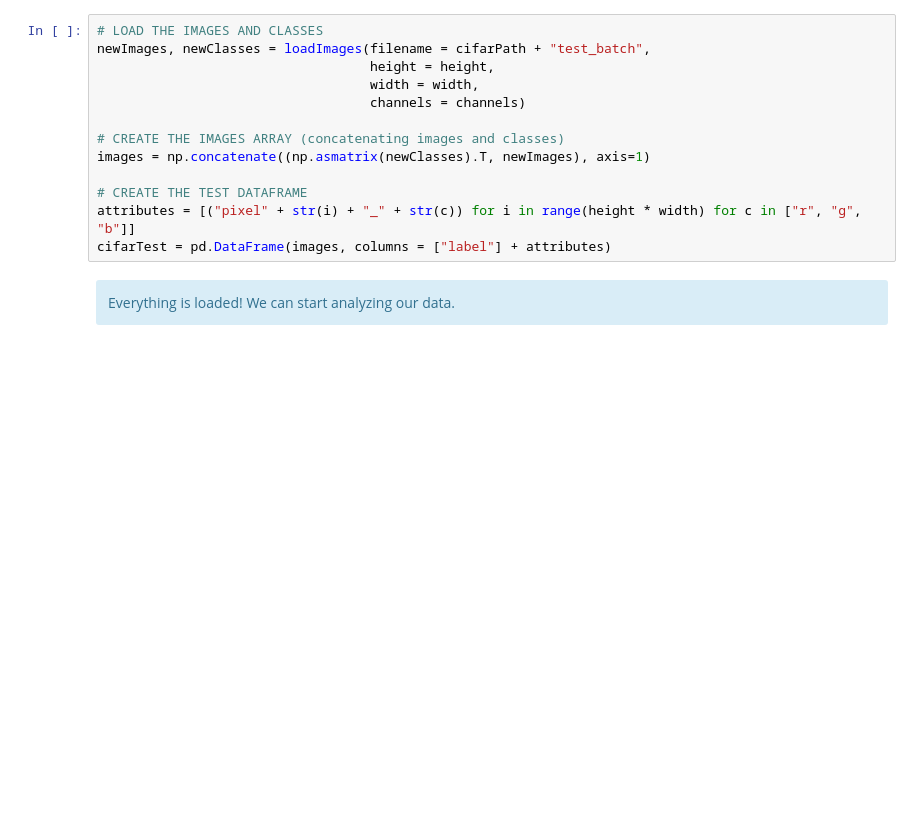
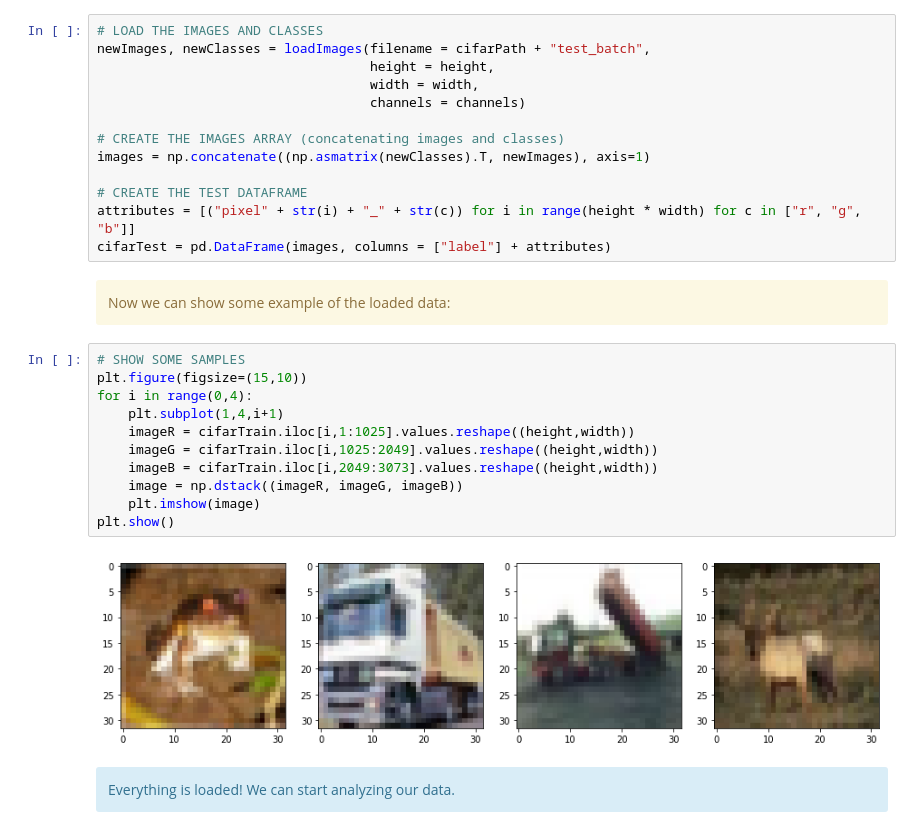
Before and after one commit to claudioscalzo/asi-challenge, a Jupyter notebook: asi_challenge_claudio_scalzo.ipynb, the cells around one changed output. Saved outputs shown, nothing was run; the diff lists cells and outputs as text; blank space fills up the shorter version.

```diff
--- a/asi_challenge_claudio_scalzo.ipynb
+++ b/asi_challenge_claudio_scalzo.ipynb
@@ -147,6 +168,23 @@ images = np.concatenate((np.asmatrix(newClasses).T, newImages), axis=1)
 # CREATE THE TEST DATAFRAME
 attributes = [("pixel" + str(i) + "_" + str(c)) for i in range(height * width) for c in ["r", "g", "b"]]
 cifarTest = pd.DataFrame(images, columns = ["label"] + attributes)
+# %% [markdown]
+<div class='alert alert-warning'>
+Now we can show some example of the loaded data:
+</div>
+# %%
+# SHOW SOME SAMPLES
+plt.figure(figsize=(15,10))
+for i in range(0,4):
+    plt.subplot(1,4,i+1)
+    imageR = cifarTrain.iloc[i,1:1025].values.reshape((height,width))
+    imageG = cifarTrain.iloc[i,1025:2049].values.reshape((height,width))
+    imageB = cifarTrain.iloc[i,2049:3073].values.reshape((height,width))
+    image = np.dstack((imageR, imageG, imageB))
+    plt.imshow(image)
+plt.show()
+# %% [output]
+[figure, added]
 # %% [markdown]
 <div class='alert alert-info'>
 Everything is loaded! We can start analyzing our data.
```
Also changed, not shown: parts of 9 cells of this notebook.
